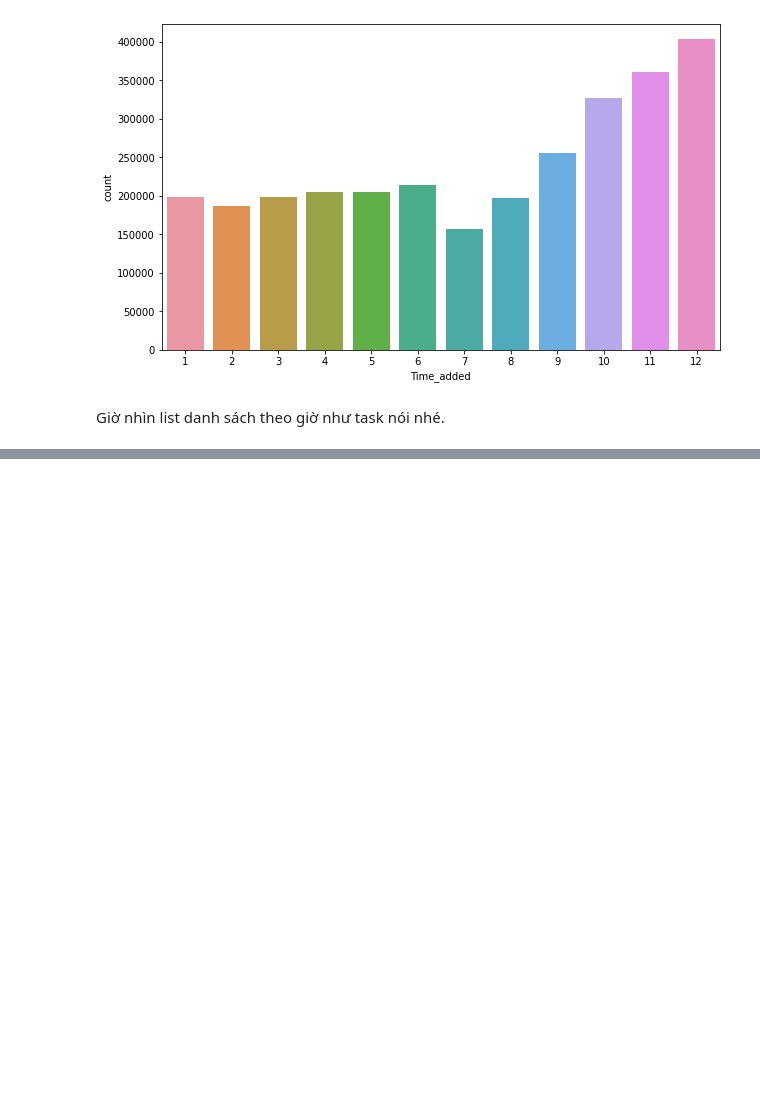
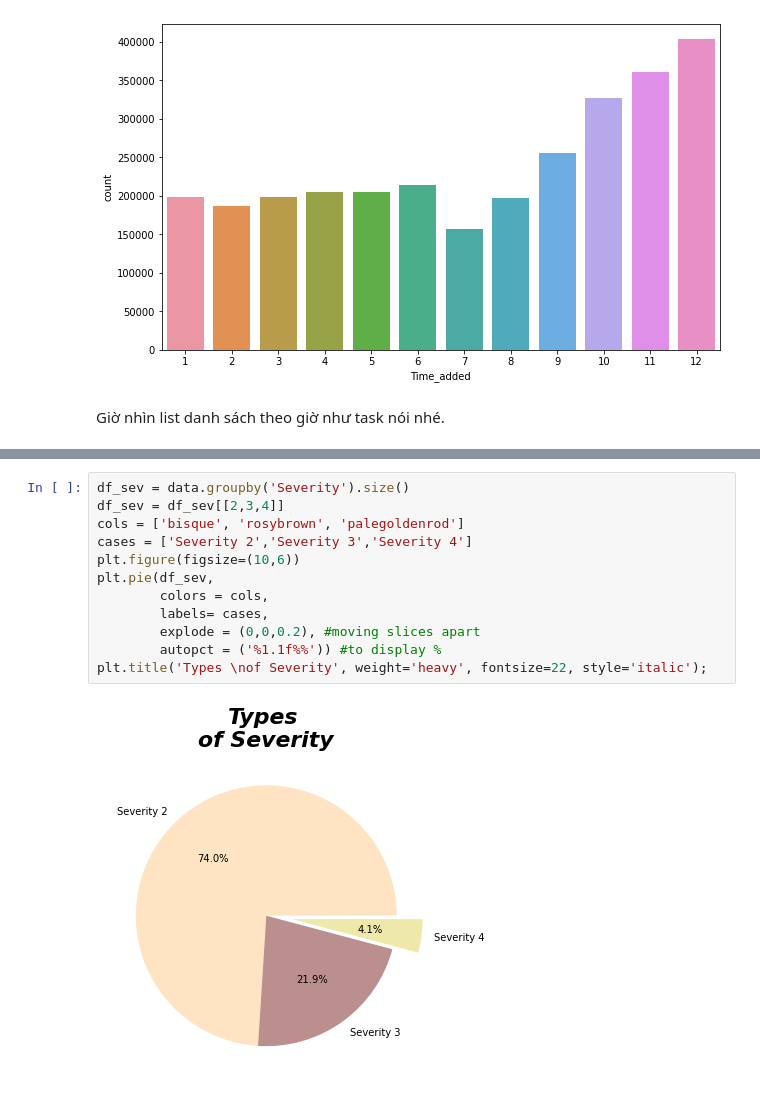
Before and after one commit to Thuoq/Books-Python-Data-For-Analyst, a Jupyter notebook: Xác suất Thống Kê.ipynb, the cells around one changed output, grey strips where cells are left out. Saved outputs shown, nothing was run; the diff lists cells and outputs as text; blank space fills up the shorter version.

```diff
--- a/Xác suất Thống Kê.ipynb
+++ b/Xác suất Thống Kê.ipynb
@@ -224,0 +259,14 @@ Name: Time_added, dtype: int64
+# %%
+df_sev = data.groupby('Severity').size()
+df_sev = df_sev[[2,3,4]]
+cols = ['bisque', 'rosybrown', 'palegoldenrod']
+cases = ['Severity 2','Severity 3','Severity 4']
+plt.figure(figsize=(10,6))
+plt.pie(df_sev,
+        colors = cols,
+        labels= cases,
+        explode = (0,0,0.2), #moving slices apart
+        autopct = ('%1.1f%%')) #to display %
+plt.title('Types \nof Severity', weight='heavy', fontsize=22, style='italic');
+# %% [output]
+[figure, added]
```
Also changed, not shown: parts of 4 cells of this notebook.
